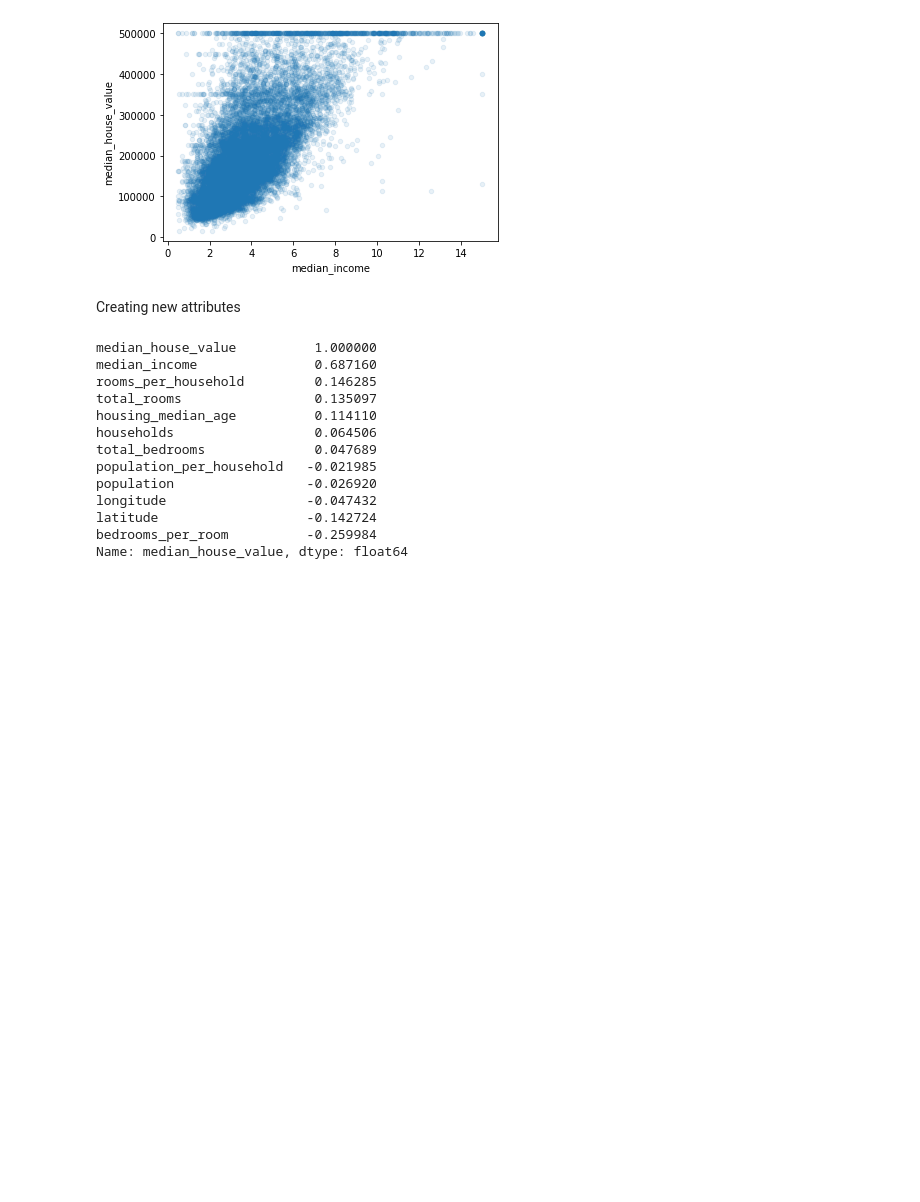
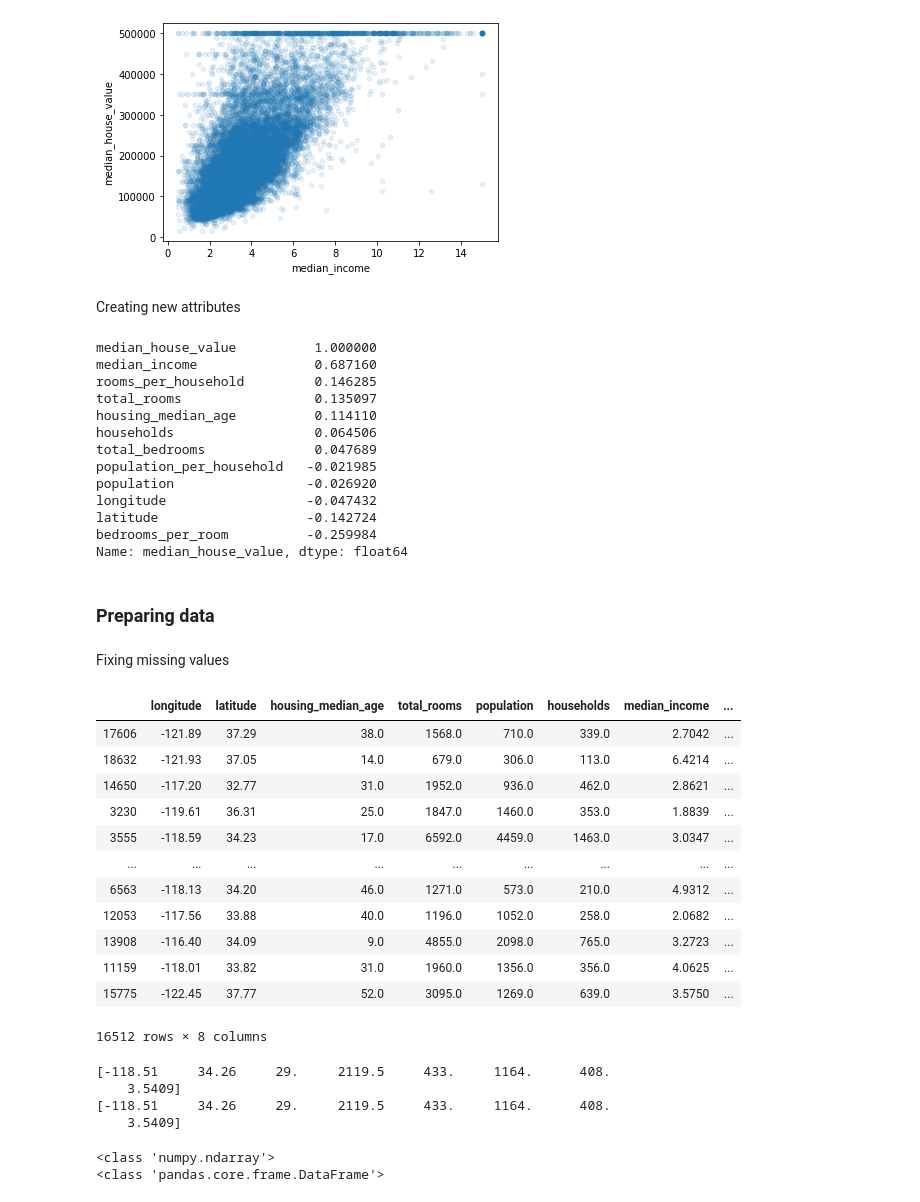
Before and after one commit to edenpsilva/homlsktk, a Jupyter notebook: Cap2.ipynb, the cells around one changed output. Drawn from its saved outputs; the diff is of its cells as text; code cells hidden in the pictures; blank space fills up the shorter version.

```diff
--- a/Cap2.ipynb
+++ b/Cap2.ipynb
@@ -269,3 +269,72 @@ longitude                  -0.047432
 latitude                   -0.142724
 bedrooms_per_room          -0.259984
 Name: median_house_value, dtype: float64
+# %% [markdown]
+### Preparing data
+# %%
+#separating data from labels
+
+housing = strat_train_set.drop("median_house_value", axis=1)
+housing_labels = strat_train_set["median_house_value"].copy()
+# %% [markdown]
+Fixing missing values
+# %%
+#option 1: getting rid  the districts (rows elimination)
+#housing.dropna(subset=["total_bedrooms"])
+
+#option 2: getting rid the whole attribute (column elimination)
+#housing.drop("total_bedrooms", axis=1)
+
+#option 3:seting values in missing data
+median = housing["total_bedrooms"].median()
+
+#housing["total_bedrooms"].fillna(median, inplace=True)
+# %% [output]
+|  | longitude | latitude | housing_median_age | total_rooms | population | households | median_income | ... |
+| 17606 | -121.89 | 37.29 | 38.0 | 1568.0 | 710.0 | 339.0 | 2.7042 | ... |
+| 18632 | -121.93 | 37.05 | 14.0 | 679.0 | 306.0 | 113.0 | 6.4214 | ... |
+| 14650 | -117.20 | 32.77 | 31.0 | 1952.0 | 936.0 | 462.0 | 2.8621 | ... |
+| 3230 | -119.61 | 36.31 | 25.0 | 1847.0 | 1460.0 | 353.0 | 1.8839 | ... |
+| 3555 | -118.59 | 34.23 | 17.0 | 6592.0 | 4459.0 | 1463.0 | 3.0347 | ... |
+| ... | ... | ... | ... | ... | ... | ... | ... | ... |
+| 6563 | -118.13 | 34.20 | 46.0 | 1271.0 | 573.0 | 210.0 | 4.9312 | ... |
+| 12053 | -117.56 | 33.88 | 40.0 | 1196.0 | 1052.0 | 258.0 | 2.0682 | ... |
+| 13908 | -116.40 | 34.09 | 9.0 | 4855.0 | 2098.0 | 765.0 | 3.2723 | ... |
+| 11159 | -118.01 | 33.82 | 31.0 | 1960.0 | 1356.0 | 356.0 | 4.0625 | ... |
+| 15775 | -122.45 | 37.77 | 52.0 | 3095.0 | 1269.0 | 639.0 | 3.5750 | ... |
+16512 rows × 8 columns
+# %%
+#separating data from labels
+housing = strat_train_set.drop("median_house_value", axis=1)
+housing_labels = strat_train_set["median_house_value"].copy()
+
+
+#using scikit-learn to deal with missing values
+from sklearn.impute import SimpleImputer
+
+imputer = SimpleImputer(strategy="median")
+
+#getting away non numerical attributes
+housing_num = housing.drop("ocean_proximity", axis=1) #data's "copy"
+
+imputer.fit(housing_num)
+
+print(imputer.statistics_)
+
+print(housing_num.median().values)
+# %% [output]
+[-118.51     34.26     29.     2119.5     433.     1164.      408.
+    3.5409]
+[-118.51     34.26     29.     2119.5     433.     1164.      408.
+    3.5409]
+# %%
+X = imputer.transform(housing_num) #numpy array
+print(type(X))
+
+#puting data back into a pandas DataFrame
+housing_tr = pd.DataFrame(X, columns = housing_num.columns,
+                         index=housing_num.index)
+print(type(housing_tr))
+# %% [output]
+<class 'numpy.ndarray'>
+<class 'pandas.core.frame.DataFrame'>
```
Also changed, not shown: parts of 8 cells of this notebook.
